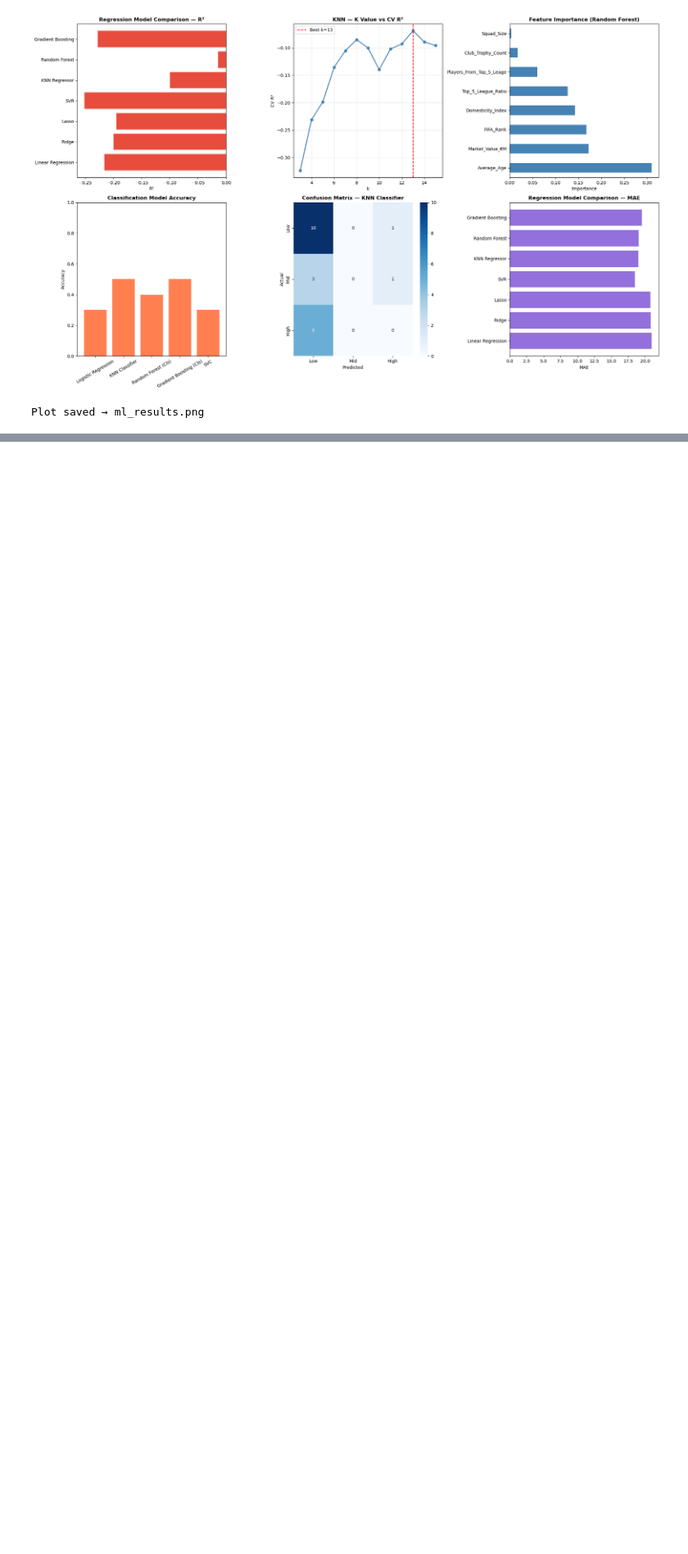
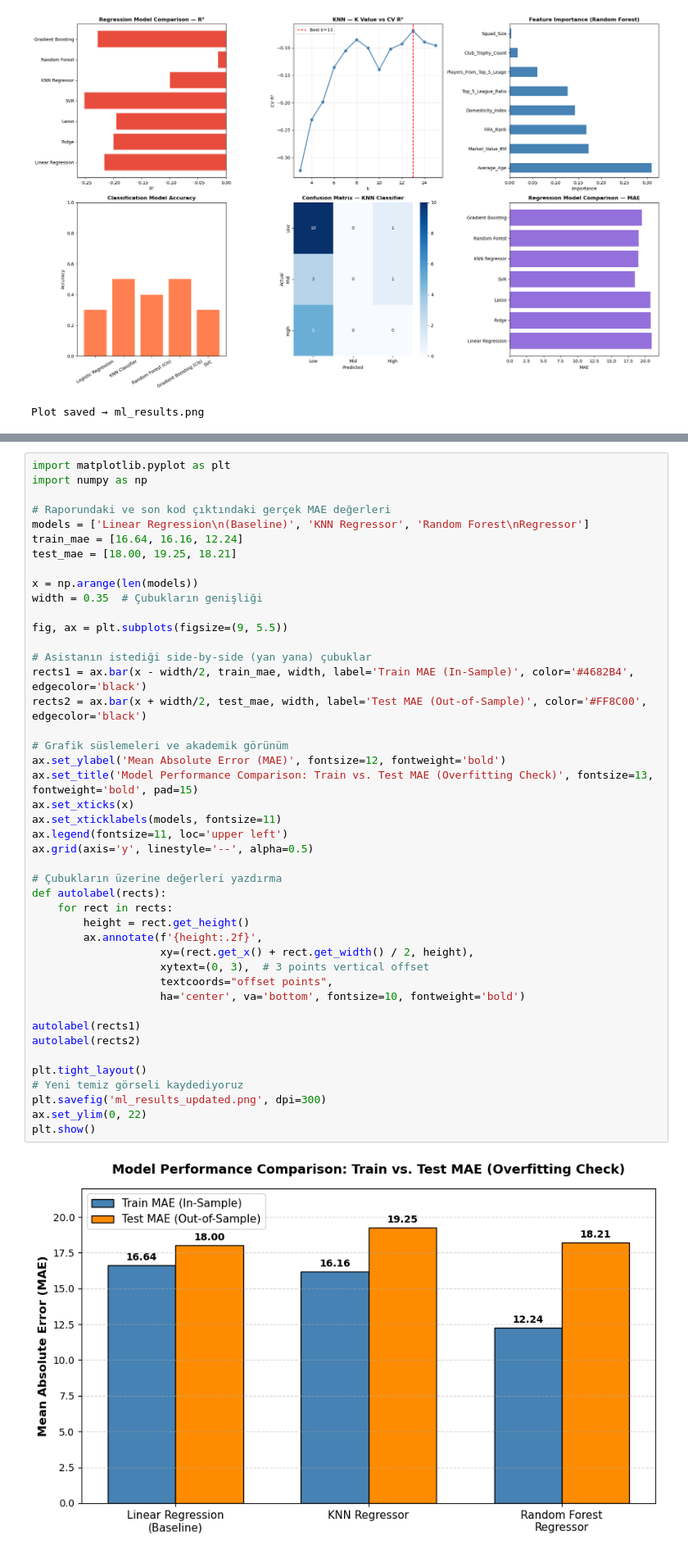
Before and after one commit to mahirinan/DSA210-Project, a Jupyter notebook: world_cup_data.ipynb, the cells around one changed output, grey strips where cells are left out. Shown at 82% size. Drawn from its saved outputs; the diff is of its cells as text; blank space fills up the shorter version.

```diff
--- a/world_cup_data.ipynb
+++ b/world_cup_data.ipynb
@@ -642,0 +717,46 @@ Plot saved → ml_results.png
+# %%
+import matplotlib.pyplot as plt
+import numpy as np
+
+# Raporundaki ve son kod çıktındaki gerçek MAE değerleri
+models = ['Linear Regression\n(Baseline)', 'KNN Regressor', 'Random Forest\nRegressor']
+train_mae = [16.64, 16.16, 12.24]
+test_mae = [18.00, 19.25, 18.21]
+
+x = np.arange(len(models))
+width = 0.35  # Çubukların genişliği
+
+fig, ax = plt.subplots(figsize=(9, 5.5))
+
+# Asistanın istediği side-by-side (yan yana) çubuklar
+rects1 = ax.bar(x - width/2, train_mae, width, label='Train MAE (In-Sample)', color='#4682B4', edgecolor='black')
+rects2 = ax.bar(x + width/2, test_mae, width, label='Test MAE (Out-of-Sample)', color='#FF8C00', edgecolor='black')
+
+# Grafik süslemeleri ve akademik görünüm
+ax.set_ylabel('Mean Absolute Error (MAE)', fontsize=12, fontweight='bold')
+ax.set_title('Model Performance Comparison: Train vs. Test MAE (Overfitting Check)', fontsize=13, fontweight='bold', pad=15)
+ax.set_xticks(x)
+ax.set_xticklabels(models, fontsize=11)
+ax.legend(fontsize=11, loc='upper left')
+ax.grid(axis='y', linestyle='--', alpha=0.5)
+
+# Çubukların üzerine değerleri yazdırma
+def autolabel(rects):
+    for rect in rects:
+        height = rect.get_height()
+        ax.annotate(f'{height:.2f}',
+                    xy=(rect.get_x() + rect.get_width() / 2, height),
+                    xytext=(0, 3),  # 3 points vertical offset
+                    textcoords="offset points",
+                    ha='center', va='bottom', fontsize=10, fontweight='bold')
+
+autolabel(rects1)
+autolabel(rects2)
+
+plt.tight_layout()
+# Yeni temiz görseli kaydediyoruz
+plt.savefig('ml_results_updated.png', dpi=300)
+ax.set_ylim(0, 22)
+plt.show()
+# %% [output]
+[figure, added]
```
Also changed, not shown: parts of 3 cells of this notebook.
